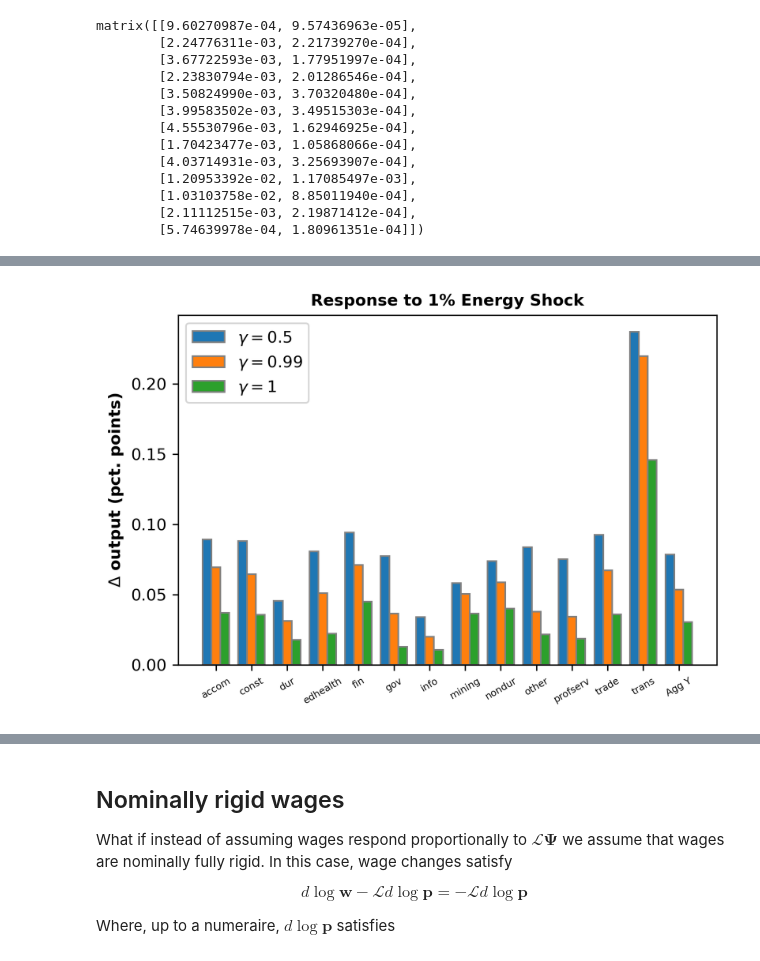
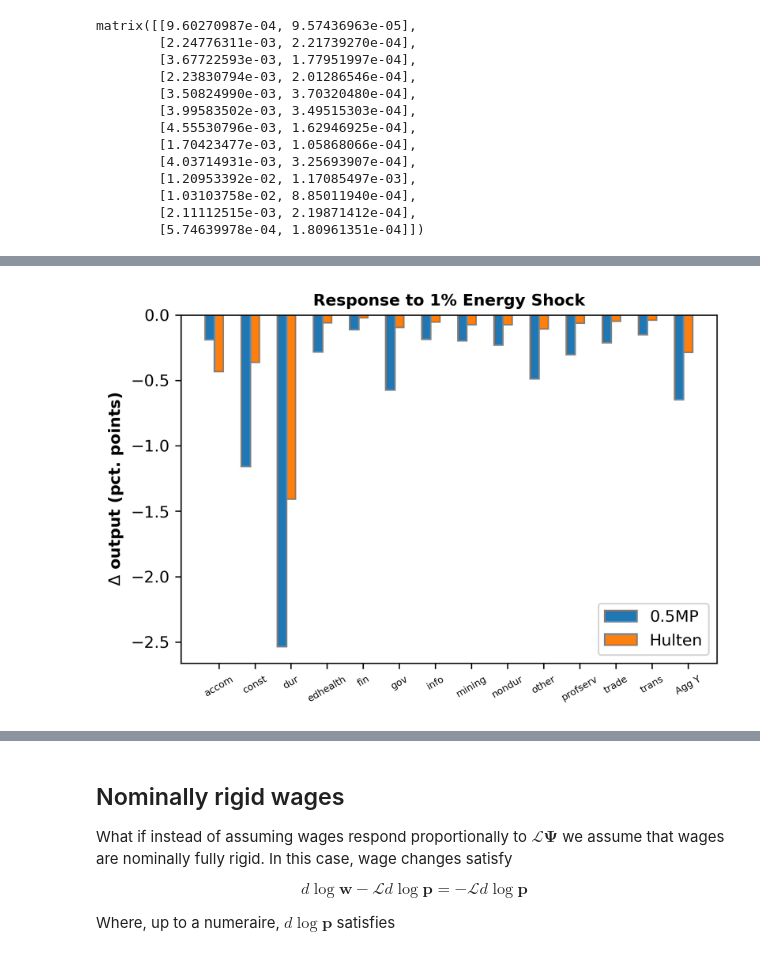
Before and after one commit to hs97/UnemploymentNetwork, a Jupyter notebook: new_code/calib2_energy_shock.ipynb, the cells around one changed output, grey strips where cells are left out. Cells and saved outputs as stored; diff of their text form; code cells hidden in the pictures.

```diff
--- a/new_code/calib2_energy_shock.ipynb
+++ b/new_code/calib2_energy_shock.ipynb
@@ -323,7 +60,7 @@ bar_plot(100*occU_vec, occupation_names, title, xlab, ylab, labels, save_path, r
 dlog_A = np.zeros((J, 1))
 dlog_H = np.zeros((O, 1))
 dlog_K = np.zeros((K, 1))
-dlog_K[1] = 0.01
+dlog_K[1] = -0.1
 curlyE = multi_occupation_network.curlyEFunc(dlog_epsN,epsN)
 # %%
 gamma_K_vec = np.array([0.5, 1, 1.5])
@@ -339,7 +76,7 @@ for i in range(len(gamma_K_vec)):
     dlog_y = multi_occupation_network.OutputFunc(dlog_A,dlog_H, dlog_K, dlog_theta, dlog_lam, Psi, Omega, curlyQ, curlyF, epsN, epsK, curlyT, curlyE)
     sectorY_vec[:-1, i] = dlog_y.flatten()
     sectorY_vec[-1, i] = multi_occupation_network.AggOutputFunc(dlog_y, dlog_lam, dlog_epsD, epsD)
-    num=0
+    num = 3
     dlog_r = multi_occupation_network.rFunc(dlog_y, dlog_K, num)
     dlog_p = multi_occupation_network.PriceFunc(dlog_A, dlog_r, dlog_wR, dlog_theta, Psi, curlyQ, epsN, epsK, curlyT, curlyL, num=num)
     p_vec[:, i] = dlog_p.flatten()
@@ -375,7 +112,7 @@ bar_plot(100*p_vec, occupation_names, title, xlab, ylab, labels, save_path, rota
 dlog_A = np.zeros((J, 1))
 dlog_H = np.zeros((O,1))
 dlog_K = np.zeros((K, 1))
-dlog_K[1] = 0.01
+dlog_K[1] = -0.01
 dlog_lam = np.zeros_like(dlog_A)
 dlog_epsN = np.zeros_like(epsN)
 dlog_epsD = np.zeros_like(epsD)
@@ -471,17 +225,21 @@ matrix([[0.00089213],
 # %%
 # Setting which sectors to shock, and getting the full name of the sector.
-sec_to_shock = 'dur'
-# For reference, these are other sectors we can shock
-print(sectors)
-sec_dict = pd.read_excel("../data/update_raw/long_short_names_crosswalk.xlsx")
-sec_full = sec_dict['Industry'][sec_dict['short_names'] == sec_to_shock].iloc[0].title()
-print(f'the full name for {sec_to_shock} is {sec_full}')
+dlog_A = np.zeros((J, 1))
+dlog_A[2] = -0.01
+dlog_H = np.zeros((O, 1))
+dlog_H[0] = -0.01
+dlog_K = np.zeros((K, 1))
+#dlog_K[1] = -0.01
+dlog_lam = np.zeros_like(dlog_A)
+dlog_epsN = np.zeros_like(epsN)
+dlog_epsD = np.zeros_like(epsD)
 
-gamma = np.array([0.5, 0.99,0.999999999])
-sectorY_vec = np.zeros((J+1, 3))
-occT_vec = np.zeros((O, 3))
-occU_vec = np.zeros((O, 3))
-for i in range(3):
+gamma = np.array([0.5, 0.999999999])
+sectorY_vec = np.zeros((J+1, 2))
+sectorP_vec = np.zeros((J, 2))
+occT_vec = np.zeros((O, 2))
+occU_vec = np.zeros((O, 2))
+for i in range(2):
     epsW_A, epsW_H, epsW_K = multi_occupation_network.WageElasticityFuncMP(gamma[i],  Psi, epsN, epsK, curlyF, curlyQ, curlyT, curlyL)
     dlog_wR = multi_occupation_network.WageFunc(dlog_A, dlog_H, dlog_K, epsW_A, epsW_H, epsW_K)
     dlog_theta = multi_occupation_network.ThetaFunc(dlog_A, dlog_H, dlog_K, dlog_wR, dlog_epsN, dlog_lam, Psi, Omega, curlyF, curlyQ, curlyT, curlyE, curlyL, epsN, epsK)
@@ -490,3 +248,7 @@ for i in range(3):
     sectorY_vec[:-1, i] = dlog_y.flatten()
     sectorY_vec[-1, i] = multi_occupation_network.AggOutputFunc(dlog_y, dlog_lam, dlog_epsD, epsD)
     occU_vec[:,i] = multi_occupation_network.UnemploymentFunc(multi_occupation_network.LaborSupply(dlog_H, dlog_theta, curlyF), dlog_H).flatten()
+    num = 3
+    dlog_r = multi_occupation_network.rFunc(dlog_y, dlog_K, num)
+    dlog_p = multi_occupation_network.PriceFunc(dlog_A, dlog_r, dlog_wR, dlog_theta, Psi, curlyQ, epsN, epsK, curlyT, curlyL, num=num)
+    sectorP_vec[:, i] = dlog_p.flatten()
@@ -509,10 +255,10 @@ the full name for dur is Durable Goods Manufacturing
 # %%
 sector_names = list(dfA['short_names']) + ['Agg Y']
 title = f'Response to 1% Energy Shock'
 xlab = ''
 ylab = '$\Delta$ output (pct. points)'
-save_path = f'../output/figures/{sec_to_shock}_A{A_spec}_EshockY_MP_calib2.png'
-labels = ['$\gamma = 0.5$','$\gamma = 0.99$','$\gamma = 1$']
+save_path = f'../output/figures/A{A_spec}_EshockY_MP_calib2.png'
+labels = ['0.5MP', 'Hulten']
 bar_plot(100*sectorY_vec, sector_names, title, xlab, ylab, labels, save_path, rotation=30, fontsize=10, barWidth = 0.25, dpi=300)
 # %% [output]
-[figure, old version]
+[figure, new version]
```
Also changed, not shown: parts of 71 cells of this notebook, 6 other files.
